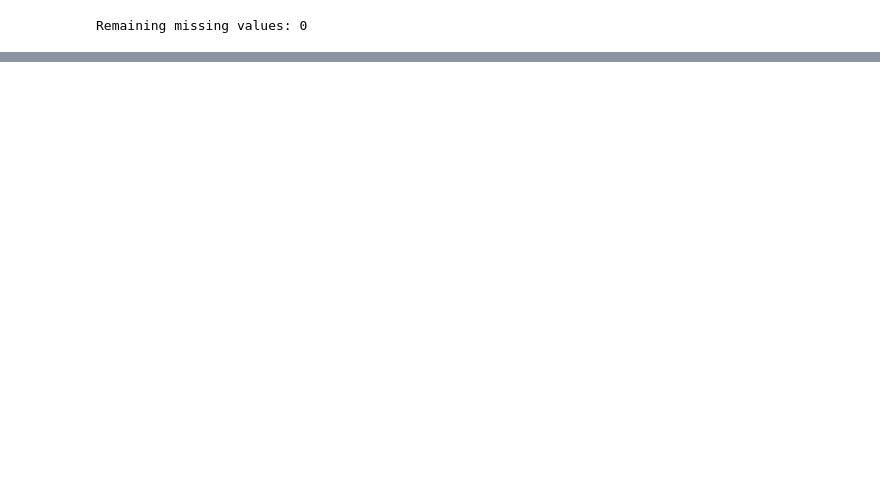
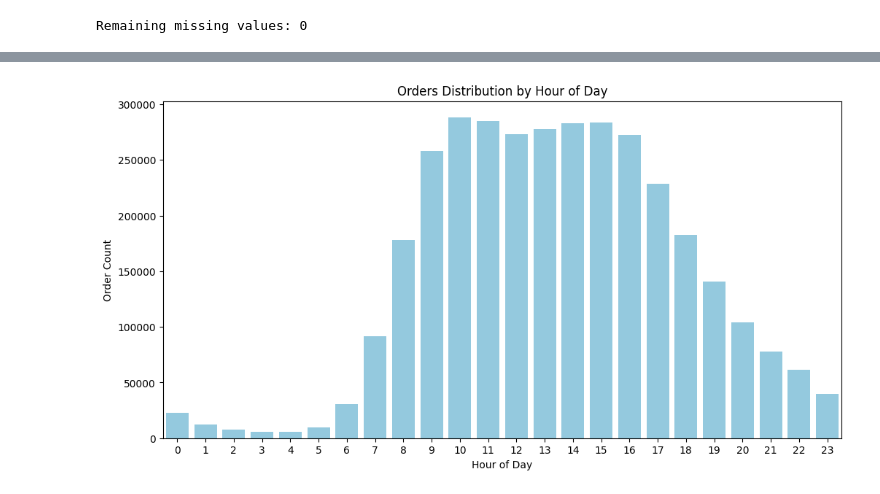
Before and after one commit to YamenObeidat/Machine-Learning-Final-Project-1, a Jupyter notebook: edit3:30AM.ipynb, the cells around one changed output, grey strips where cells are left out. Cells and saved outputs as stored; diff of their text form; code cells hidden in the pictures; blank space fills up the shorter version.

```diff
--- a/edit3:30AM.ipynb
+++ b/edit3:30AM.ipynb
@@ -1061,0 +244,9 @@ SVM Kernel (RBF)     0.648   0.195592 0.541985  0.287449
+# %%
+plt.figure(figsize=(12, 6))
+sns.countplot(data=orders, x='order_hour_of_day', color='skyblue')
+plt.title('Orders Distribution by Hour of Day')
+plt.xlabel('Hour of Day')
+plt.ylabel('Order Count')
+plt.show()
+# %% [output]
+[figure, added]
```
Also changed, not shown: parts of 66 cells of this notebook.
